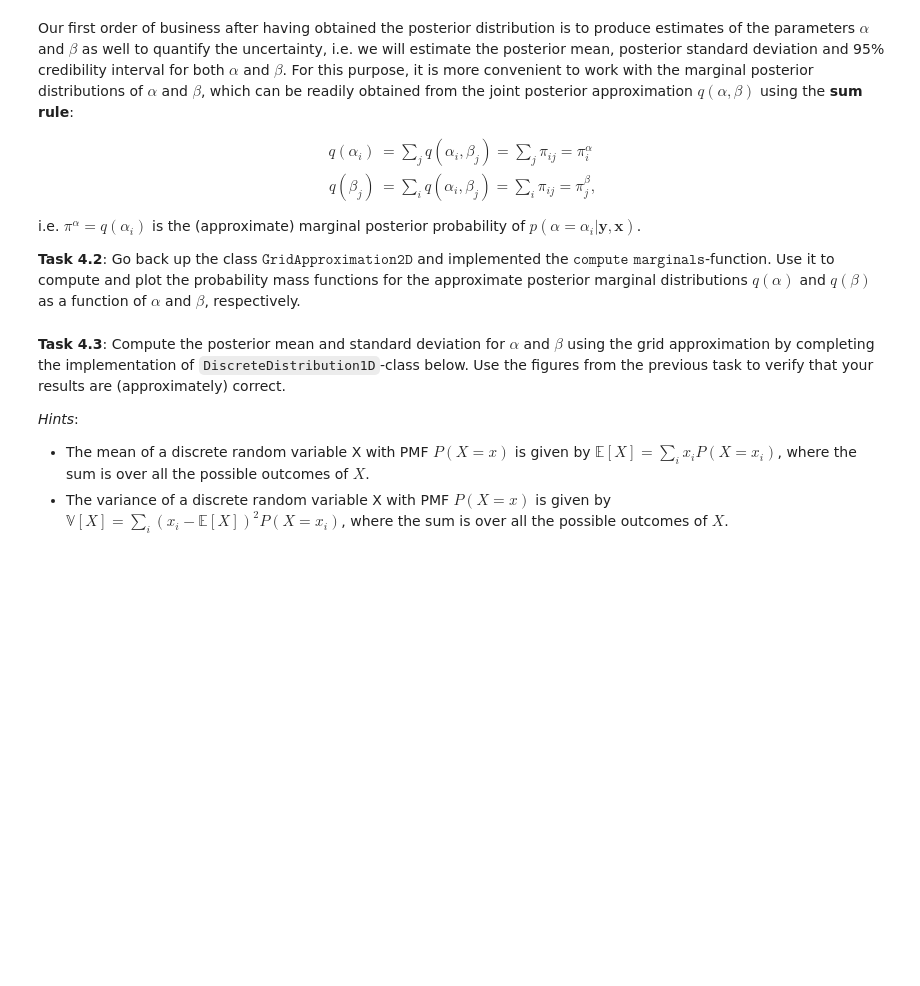
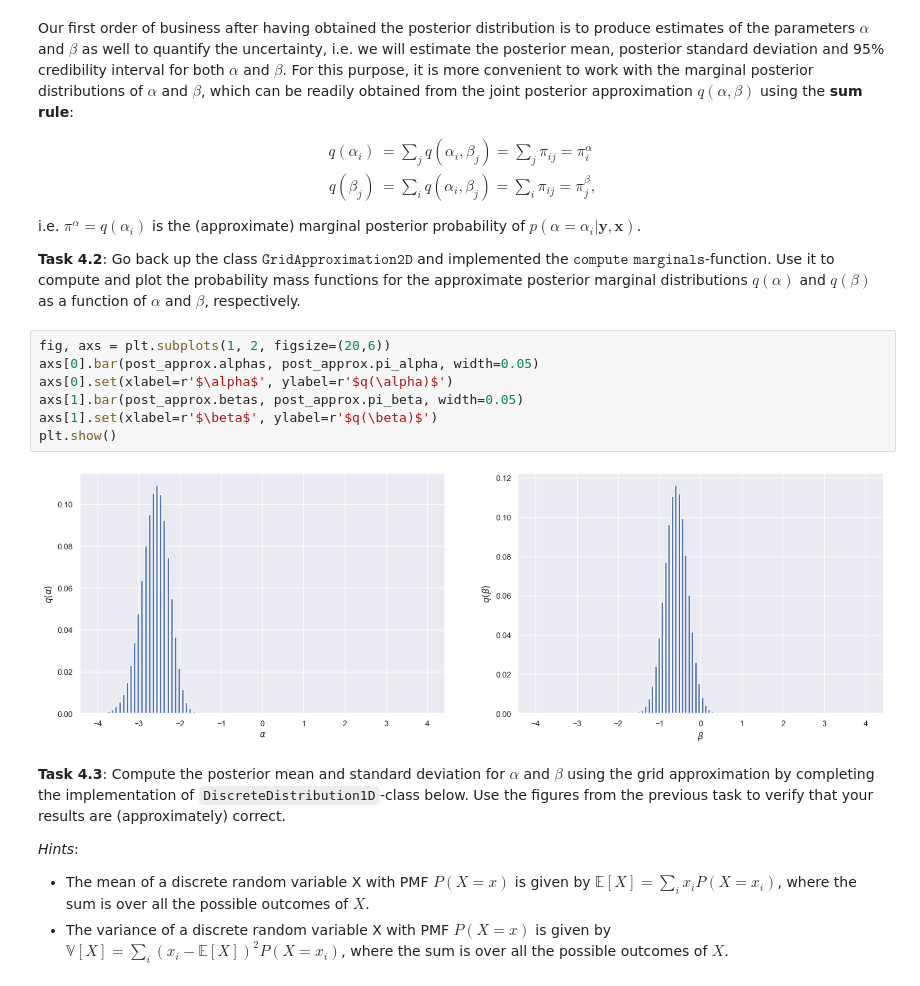
Before and after one commit to lelegod/bayesian_ml, a Jupyter notebook: week2/ex2_handout.ipynb, the cells around one changed output. Cells and saved outputs as stored; diff of their text form; blank space fills up the shorter version.

```diff
--- a/week2/ex2_handout.ipynb
+++ b/week2/ex2_handout.ipynb
@@ -596,6 +598,15 @@ q(\beta_j) &= \sum_{i} q(\alpha_i, \beta_j) = \sum_{i} \pi_{ij} = \pi^{\beta}_j,
 i.e. $\pi^{\alpha} = q(\alpha_i)$ is the (approximate) marginal posterior probability of $p(\alpha = \alpha_i|\mathbf{y}, \mathbf{x})$.
 
 **Task 4.2**: Go back up the class $\texttt{GridApproximation2D}$ and implemented the $\texttt{compute marginals}$-function. Use it to compute and plot the probability mass functions for the approximate posterior marginal distributions $q(\alpha)$ and $q(\beta)$ as a function of $\alpha$ and $\beta$, respectively.
+# %%
+fig, axs = plt.subplots(1, 2, figsize=(20,6))
+axs[0].bar(post_approx.alphas, post_approx.pi_alpha, width=0.05)
+axs[0].set(xlabel=r'$\alpha$', ylabel=r'$q(\alpha)$')
+axs[1].bar(post_approx.betas, post_approx.pi_beta, width=0.05)
+axs[1].set(xlabel=r'$\beta$', ylabel=r'$q(\beta)$')
+plt.show()
+# %% [output]
+[figure, added]
 # %% [markdown]
 **Task 4.3**: Compute the posterior mean and standard deviation for $\alpha$ and $\beta$ using the grid approximation by completing the implementation of `DiscreteDistribution1D`-class below. Use the figures from the previous task to verify that your results are (approximately) correct.
 
```
Also changed, not shown: parts of 9 cells of this notebook.
